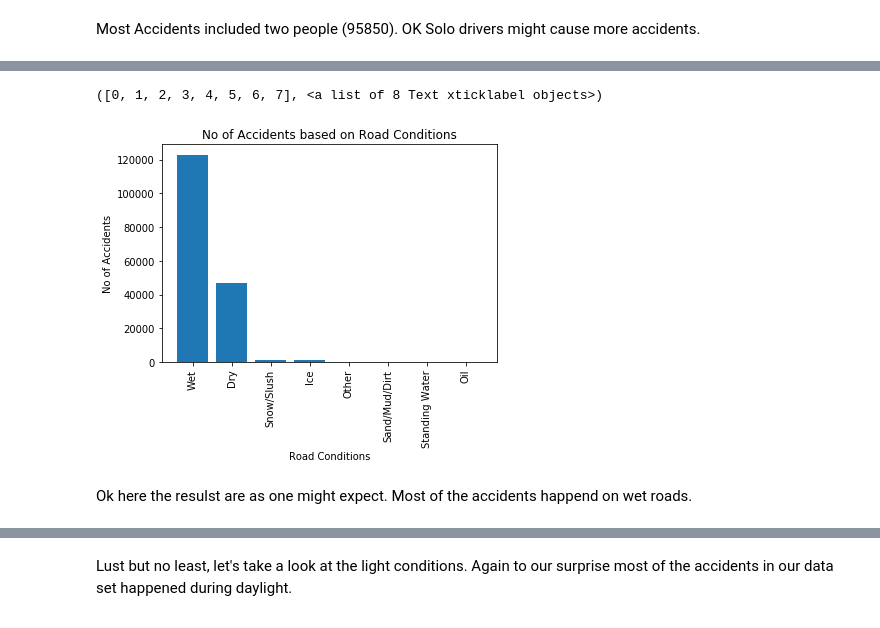
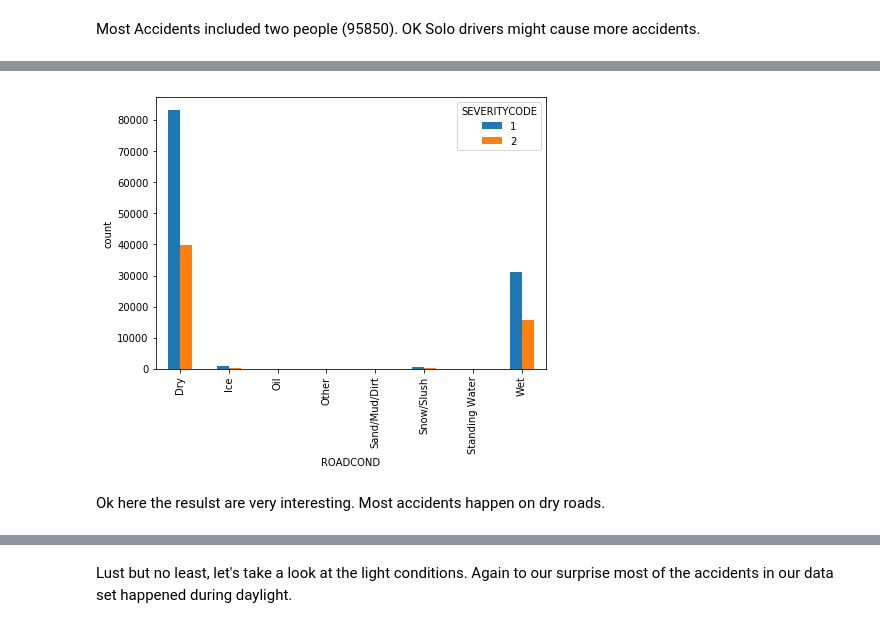
Before and after one commit to EliasJockheck/Coursera_Capstone, a Jupyter notebook: Coursera Capstone.ipynb, the cells around one changed output, grey strips where cells are left out. Saved outputs shown, nothing was run; the diff lists cells and outputs as text; code cells hidden in the pictures.

```diff
--- a/Coursera Capstone.ipynb
+++ b/Coursera Capstone.ipynb
@@ -250,13 +258,10 @@ Here it is interesting to see that overcast conditions caused more accidents tha
-# %%
-X=collisions_red.ROADCOND.unique()
-Data = collisions_red.ROADCOND.value_counts()
-plt.bar(X, height=Data)
-plt.xlabel('Road Conditions')
-plt.ylabel('No of Accidents')
-plt.title('No of Accidents based on Road Conditions')
-plt.xticks(rotation = 90)
-# %% [output]
-([0, 1, 2, 3, 4, 5, 6, 7], <a list of 8 Text xticklabel objects>)
-[figure, removed]
+# %%
+collisions_red_g = collisions_red.groupby(['ROADCOND']).SEVERITYCODE.value_counts()
+g2 = collisions_red_g.unstack()
+g2.plot(kind='bar', figsize=(7, 5))
+plt.ylabel('count')
+plt.show()
+# %% [output]
+[figure, added]
 # %% [markdown]
-Ok here the resulst are as one might expect. Most of the accidents happend on wet roads.
+Ok here the resulst are very interesting. Most accidents happen on dry roads.
```
Also changed, not shown: parts of 16 cells of this notebook.
